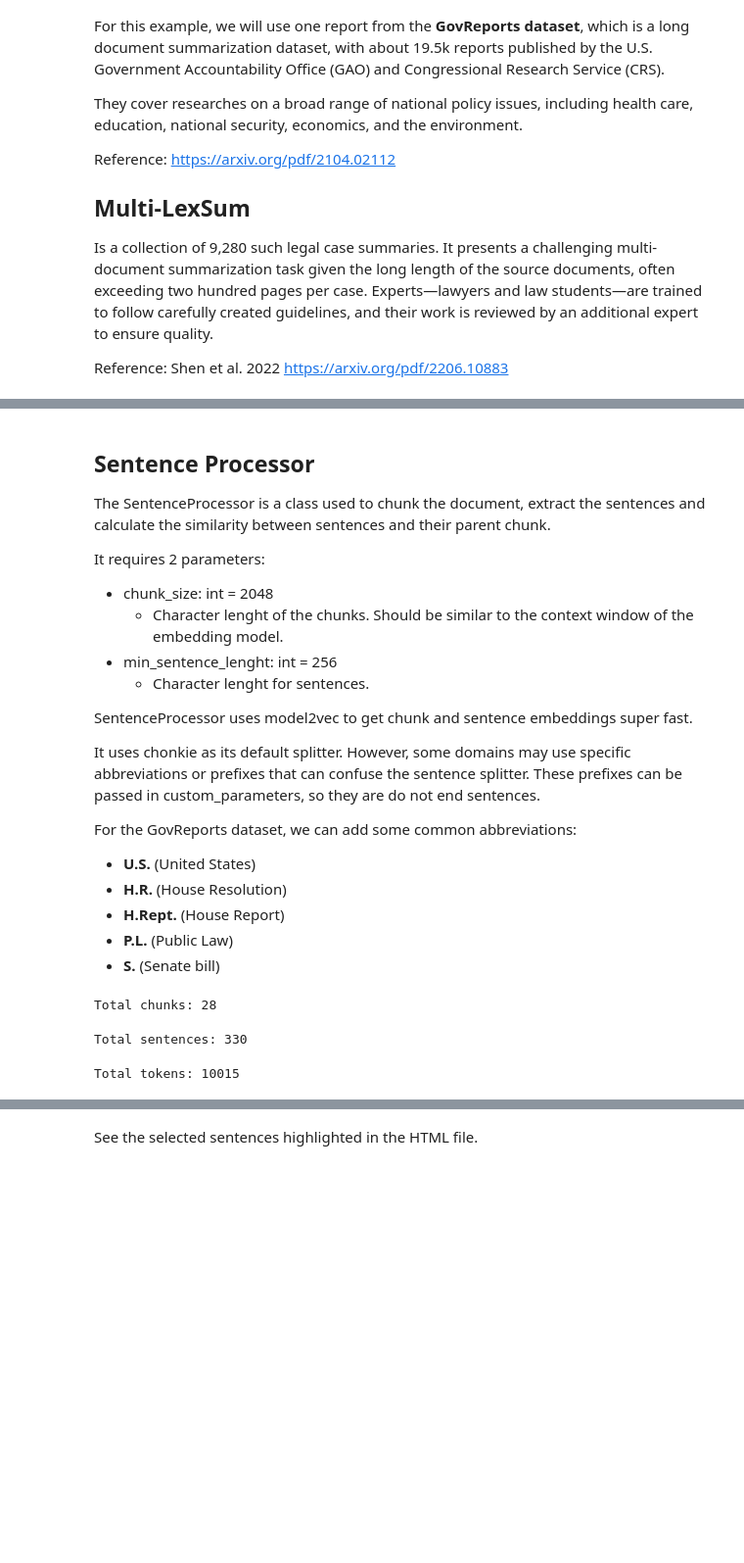
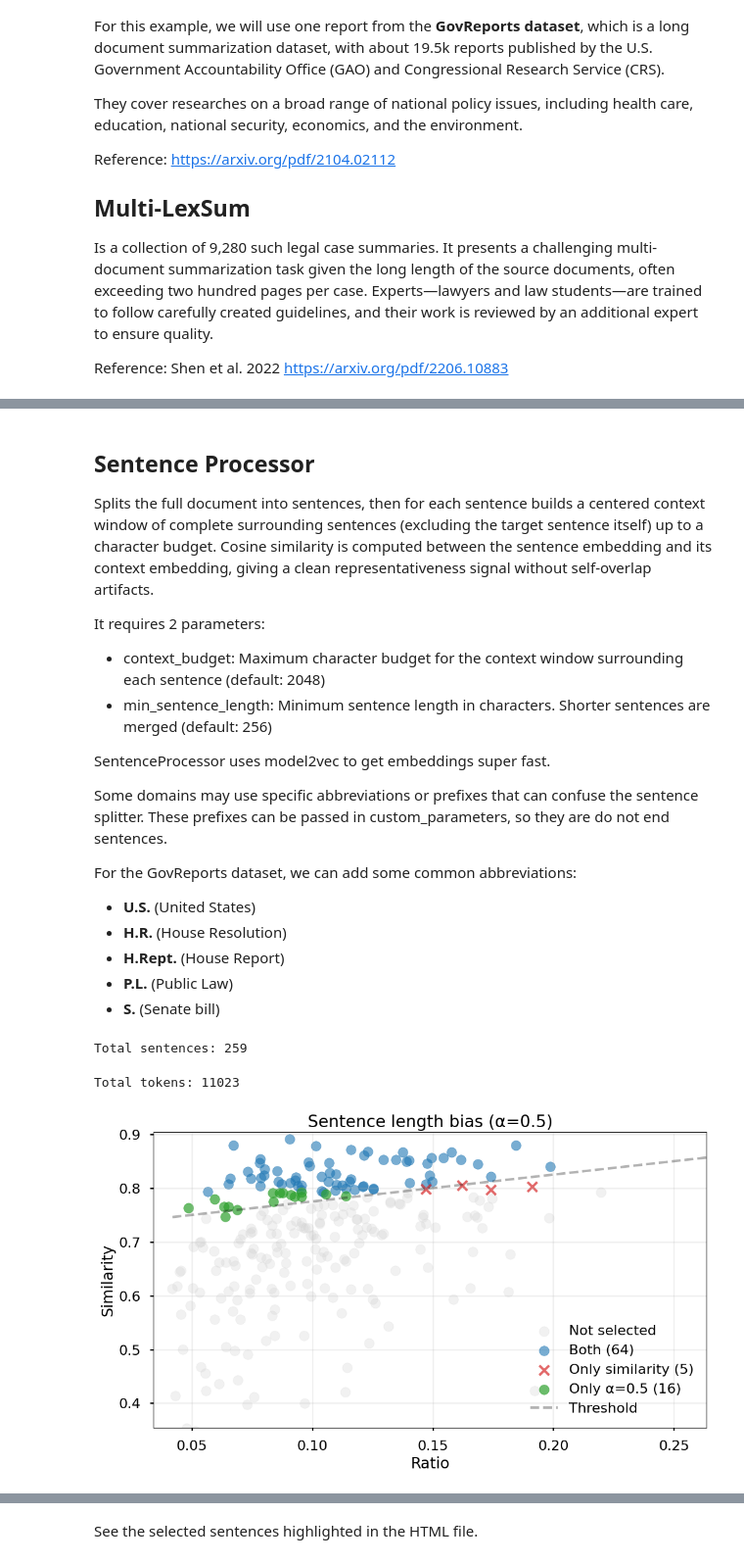
Before and after one commit to lgarma/SentenceMapper, a Jupyter notebook: example.ipynb, the cells around one changed output, grey strips where cells are left out. Shown at 98% size. Cells and saved outputs as stored; diff of their text form; code cells hidden in the pictures; blank space fills up the shorter version.

```diff
--- a/example.ipynb
+++ b/example.ipynb
@@ -35,9 +40,14 @@ Reference: Shen et al. 2022 https://arxiv.org/pdf/2206.10883
 # %%
 # Download one sample from the train split.
 
-govreport = load_dataset("ccdv/govreport-summarization", split="train[:10]")
-print(govreport[0]["report"][:500])
+split = "train"
+index = 0
 
+govreport = load_dataset("ccdv/govreport-summarization", split=f"{split}[:50]")
+report = govreport[index]["report"]
+reference_summary = govreport[index]["summary"]
+print(f"Report:\n{report[:500]}...\n")
+print(f"Reference Summary:\n{reference_summary[:500]}...\n")
 
 #multi_lexsum = load_dataset("allenai/multi_lexsum", name="v20230518")
 
@@ -53,19 +70,18 @@ countries of Bosnia-Herzegovina, Croatia, and Hung
 # %% [markdown]
 ## Sentence Processor
 
-The SentenceProcessor is a class used to chunk the document, extract the sentences and calculate the similarity between sentences and their parent chunk.
+Splits the full document into sentences, then for each sentence builds a centered context window of complete surrounding sentences (excluding the target sentence itself) up to a character budget. Cosine similarity is
+computed between the sentence embedding and its context embedding, giving a clean representativeness signal without self-overlap artifacts.
 
 It requires 2 parameters:
 
-- chunk_size: int = 2048
-   - Character lenght of the chunks. Should be similar to the context window of the embedding model.
-- min_sentence_lenght: int = 256
-   - Character lenght for sentences.
+- context_budget: Maximum character budget for the context window surrounding each sentence (default: 2048)
+- min_sentence_length: Minimum sentence length in characters. Shorter sentences are merged (default: 256)
 
 
-SentenceProcessor uses model2vec to get chunk and sentence embeddings super fast.
+SentenceProcessor uses model2vec to get embeddings super fast.
 
-It uses chonkie as its default splitter.  However, some domains may use specific abbreviations or prefixes that can confuse the sentence splitter. These prefixes can be passed in custom_parameters, so they are do not end sentences.
+Some domains may use specific abbreviations or prefixes that can confuse the sentence splitter. These prefixes can be passed in custom_parameters, so they are do not end sentences.
 
 
 For the GovReports dataset, we can add some common abbreviations:
@@ -95,20 +111,32 @@ custom_parameters = {
 # Initialize processor with custom splitter for government reports
 processor = SentenceProcessor(
     embedding_model_name="minishlab/potion-base-8M",
-    chunk_size=2048,
-    min_sentence_length=128,
+    context_budget=2048,
+    min_sentence_length=256,
     custom_parameters=custom_parameters
 )
+
+visualizer = SentenceMapperVisualizer()
 # %%
-report = govreport[1]["report"]
-reference_summary = govreport[1]["summary"]
-
 features = processor.compute_document_features(text=report)
 
-print(f"Total chunks: {len(features['chunks'])}")
-print(f"Total sentences: {len(features['all_similarities'])}")
+print(f"Total sentences: {len(features['similarities'])}")
 print(f"Total tokens: {features['total_tokens']}")
+
+
+
+fig = SentenceMapperVisualizer.plot_similarity_vs_ratio(
+    similarities=features['similarities'],
+    ratios=features['ratios'],
+    tokens=features['tokens'],
+    objective_percentage=0.3,
+    length_bias=0.5,
+    title="Sentence length bias (α=0.5)",
+    save_path="data/img/similarity_vs_ratio_plot.png"
+)
+
+plt.show()
 # %% [output]
-Total chunks: 28
+Total sentences: 259
-Total sentences: 330
+Total tokens: 11023
-Total tokens: 10015
+[figure, added]
```
Also changed, not shown: parts of 30 cells of this notebook, 4 other files.
